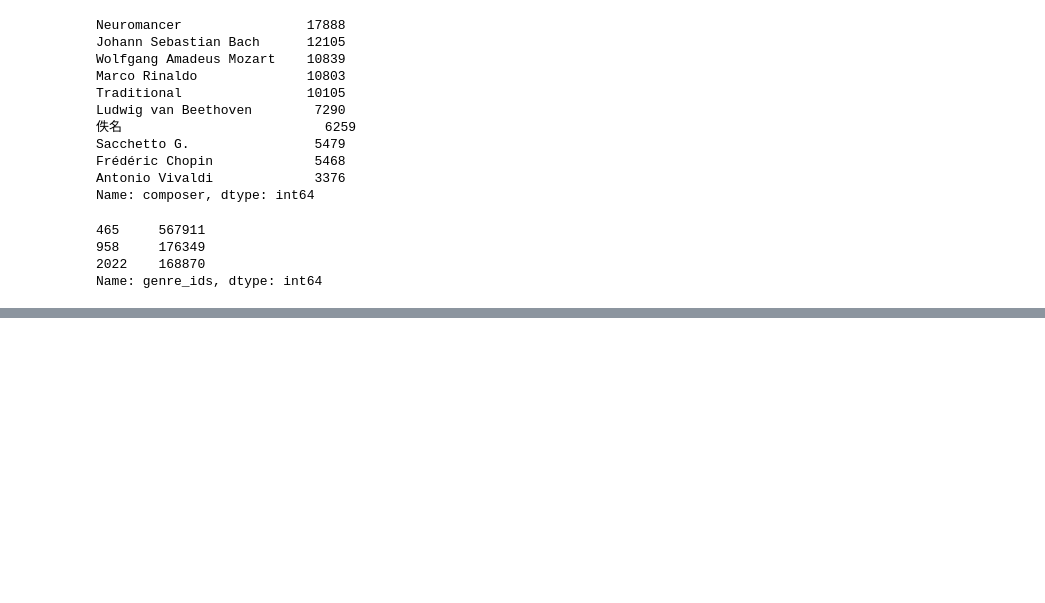
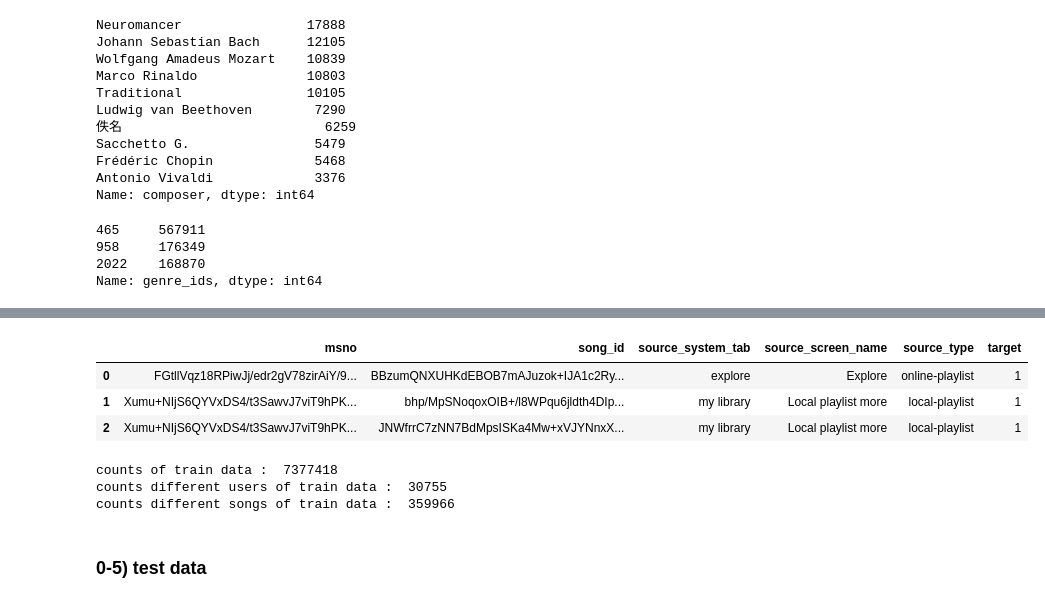
Before and after one commit to yennanliu/KKBox_Music_Recommendation, a Jupyter notebook: notebook/KKBox_Recommend_EDA.ipynb, the cells around one changed output, grey strips where cells are left out. Saved outputs shown, nothing was run; the diff lists cells and outputs as text; code cells hidden in the pictures; blank space fills up the shorter version.

```diff
--- a/notebook/KKBox_Recommend_EDA.ipynb
+++ b/notebook/KKBox_Recommend_EDA.ipynb
@@ -344,0 +398,3 @@ songs.head(10)
+# %%
+# load data
+df_train = pd.read_csv('/Users/yennanliu/KKBox_Music_Recommendation/data/train.csv')
@@ -344,0 +462,17 @@ songs.head(10)
+# %%
+df_train.head(3)
+# %% [output]
+|  | msno | song_id | source_system_tab | source_screen_name | source_type | target |
+| 0 | FGtllVqz18RPiwJj/edr2gV78zirAiY/9... | BBzumQNXUHKdEBOB7mAJuzok+IJA1c2Ry... | explore | Explore | online-playlist | 1 |
+| 1 | Xumu+NIjS6QYVxDS4/t3SawvJ7viT9hPK... | bhp/MpSNoqoxOIB+/l8WPqu6jldth4DIp... | my library | Local playlist more | local-playlist | 1 |
+| 2 | Xumu+NIjS6QYVxDS4/t3SawvJ7viT9hPK... | JNWfrrC7zNN7BdMpsISKa4Mw+xVJYNnxX... | my library | Local playlist more | local-playlist | 1 |
+# %%
+print ('counts of train data : ' , len(df_train))
+print ('counts different users of train data : ' ,  len(set(df_train.msno)))
+print ('counts different songs of train data : ' ,  len(set(df_train.song_id)))
+# %% [output]
+counts of train data :  7377418
+counts different users of train data :  30755
+counts different songs of train data :  359966
+# %% [markdown]
+### 0-5) test data
```
Also changed, not shown: parts of 22 cells of this notebook.
